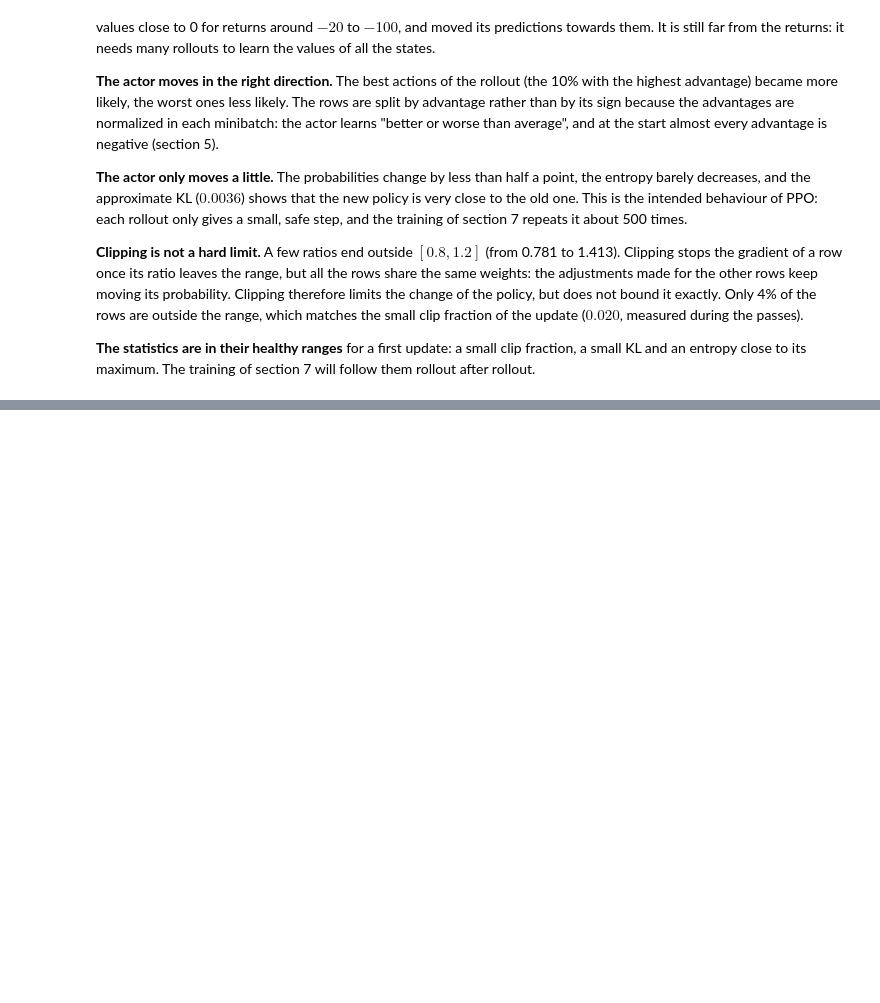
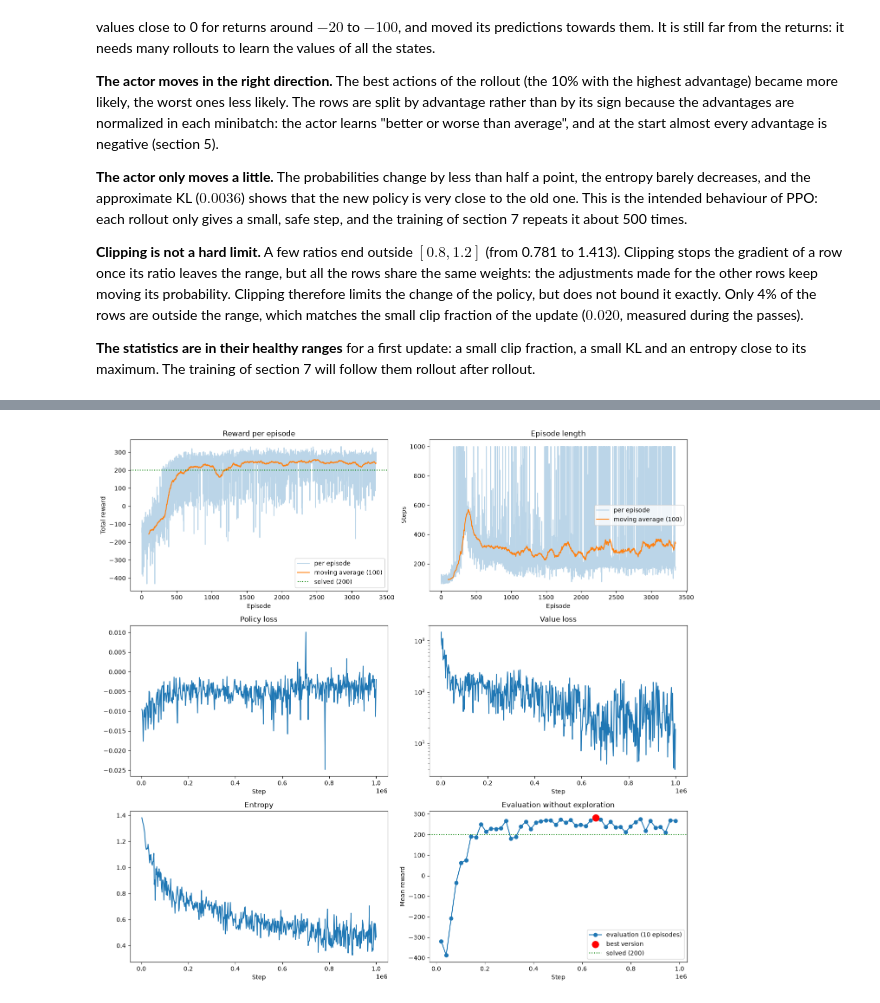
Before and after one commit to louispouillet/starttrek, a Jupyter notebook: ppo.ipynb, the cells around one changed output, grey strips where cells are left out. Drawn from its saved outputs; the diff is of its cells as text; code cells hidden in the pictures; blank space fills up the shorter version.

Commit message:
feat(ppo): add training loop, train agent and save best model

```diff
--- a/ppo.ipynb
+++ b/ppo.ipynb
@@ -809,7 +816,7 @@ class Rollout:
     rewards: torch.Tensor
     dones: torch.Tensor
     last_state: np.ndarray
-    episode_rewards: list[float]
+    episodes: list[EpisodeResult]
 
 
 @torch.no_grad()
@@ -824,7 +831,7 @@ def collect_rollout(*, env: gym.Env, actor: nn.Module, critic: nn.Module, start_
     values = torch.zeros(config.n_steps)
     rewards = torch.zeros(config.n_steps)
     dones = torch.zeros(config.n_steps)
-    episode_rewards = []
+    episodes = []
 
     state = start_state
     for step in range(config.n_steps):
@@ -843,7 +850,13 @@ def collect_rollout(*, env: gym.Env, actor: nn.Module, critic: nn.Module, start_
         dones[step] = float(terminated or truncated)
 
         if terminated or truncated:
-            episode_rewards.append(float(info["episode"]["r"]))
+            episodes.append(
+                EpisodeResult(
+                    total_reward=float(info["episode"]["r"]),
+                    n_steps=int(info["episode"]["l"]),
+                    end_reason=get_end_reason(env=env, final_state=next_state, terminated=terminated),
+                )
+            )
             next_state, _ = env.reset()
 
         state = next_state
@@ -856,7 +869,7 @@ def collect_rollout(*, env: gym.Env, actor: nn.Module, critic: nn.Module, start_
         rewards=rewards,
         dones=dones,
         last_state=state,
-        episode_rewards=episode_rewards,
+        episodes=episodes,
     )
 # %%
 rollout = collect_rollout(env=train_env, actor=actor, critic=critic, start_state=train_state, config=config)
@@ -1475,0 +1858,5 @@ Statistics of the update: policy loss $-0.004$, value loss $1083.4$ (mean over t
+# %%
+training_result = train_ppo(config=config, seed=SEED)
+
+print(f"Training duration: {training_result.duration / 60:.1f} min")
+print("Best evaluation:", training_result.best_evaluation)
@@ -1475,0 +1944,73 @@ Statistics of the update: policy loss $-0.004$, value loss $1083.4$ (mean over t
+# %%
+MOVING_AVERAGE_WINDOW = 100
+
+
+def compute_moving_average(*, values: np.ndarray, window: int) -> np.ndarray:
+    return np.convolve(values, np.ones(window) / window, mode="valid")
+
+
+def plot_with_moving_average(*, axis: plt.Axes, values: np.ndarray, window: int, title: str, ylabel: str) -> None:
+    episodes = np.arange(1, len(values) + 1)
+    axis.plot(episodes, values, alpha=0.3, label="per episode")
+    axis.plot(episodes[window - 1:], compute_moving_average(values=values, window=window), label=f"moving average ({window})")
+    axis.set_title(title)
+    axis.set_xlabel("Episode")
+    axis.set_ylabel(ylabel)
+
+
+def plot_training_curves(*, result: TrainingResult, config: PPOConfig) -> None:
+    rewards = np.array([episode.total_reward for episode in result.episodes])
+    lengths = np.array([episode.n_steps for episode in result.episodes])
+    update_steps = np.arange(1, len(result.update_stats) + 1) * config.n_steps
+    evaluation_steps = [evaluation.step for evaluation in result.evaluations]
+    evaluation_rewards = [evaluation.mean_reward for evaluation in result.evaluations]
+
+    figure, axes = plt.subplots(3, 2, figsize=(14, 13))
+
+    plot_with_moving_average(axis=axes[0, 0], values=rewards, window=MOVING_AVERAGE_WINDOW, title="Reward per episode", ylabel="Total reward")
+    axes[0, 0].axhline(SOLVED_THRESHOLD, color="green", linestyle=":", label=f"solved ({SOLVED_THRESHOLD:.0f})")
+    axes[0, 0].legend()
+
+    plot_with_moving_average(axis=axes[0, 1], values=lengths, window=MOVING_AVERAGE_WINDOW, title="Episode length", ylabel="Steps")
+    axes[0, 1].legend()
+
+    update_curves = (
+        (axes[1, 0], [stats.policy_loss for stats in result.update_stats], "Policy loss"),
+        (axes[1, 1], [stats.value_loss for stats in result.update_stats], "Value loss"),
+        (axes[2, 0], [stats.entropy for stats in result.update_stats], "Entropy"),
+    )
+    for axis, values, title in update_curves:
+        axis.plot(update_steps, values)
+        axis.set_title(title)
+        axis.set_xlabel("Step")
+    axes[1, 1].set_yscale("log")
+
+    axes[2, 1].plot(evaluation_steps, evaluation_rewards, marker="o", label="evaluation (10 episodes)")
+    axes[2, 1].scatter([result.best_evaluation.step], [result.best_evaluation.mean_reward], color="red", s=120, zorder=3, label="best version")
+    axes[2, 1].axhline(SOLVED_THRESHOLD, color="green", linestyle=":", label=f"solved ({SOLVED_THRESHOLD:.0f})")
+    axes[2, 1].set_title("Evaluation without exploration")
+    axes[2, 1].set_xlabel("Step")
+    axes[2, 1].set_ylabel("Mean reward")
+    axes[2, 1].legend()
+
+    figure.tight_layout()
+    plt.show()
+
+
+def plot_update_health(*, result: TrainingResult, config: PPOConfig) -> None:
+    update_steps = np.arange(1, len(result.update_stats) + 1) * config.n_steps
+    figure, axes = plt.subplots(1, 2, figsize=(14, 4))
+    axes[0].plot(update_steps, [stats.approx_kl for stats in result.update_stats])
+    axes[0].set_title("Approximate KL")
+    axes[1].plot(update_steps, [stats.clip_fraction for stats in result.update_stats])
+    axes[1].set_title("Clip fraction")
+    for axis in axes:
+        axis.set_xlabel("Step")
+    figure.tight_layout()
+    plt.show()
+
+
+plot_training_curves(result=training_result, config=config)
+plot_update_health(result=training_result, config=config)
+# %% [output]
+[figure, added]
```
Also changed, not shown: parts of 29 cells of this notebook.
